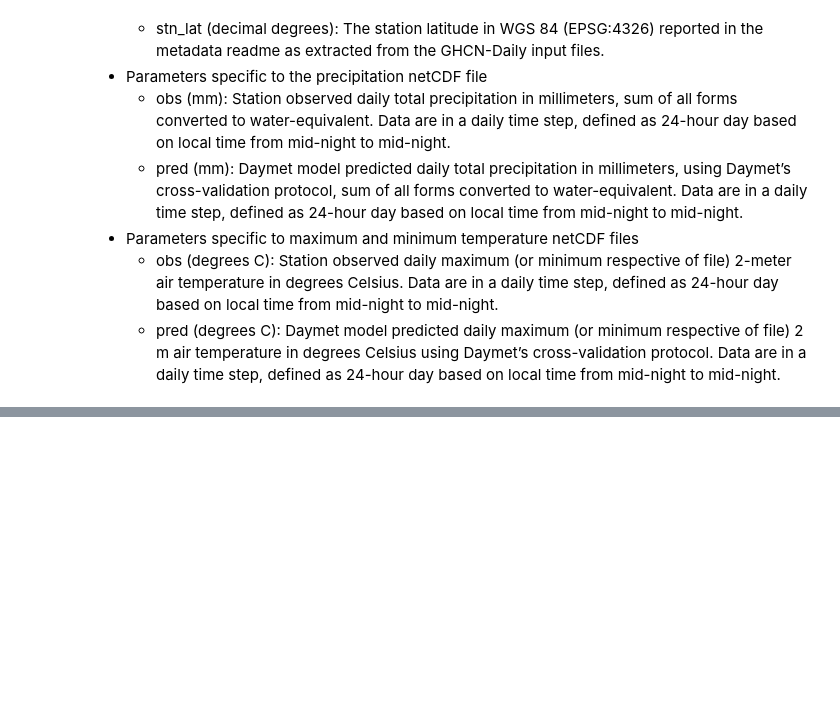
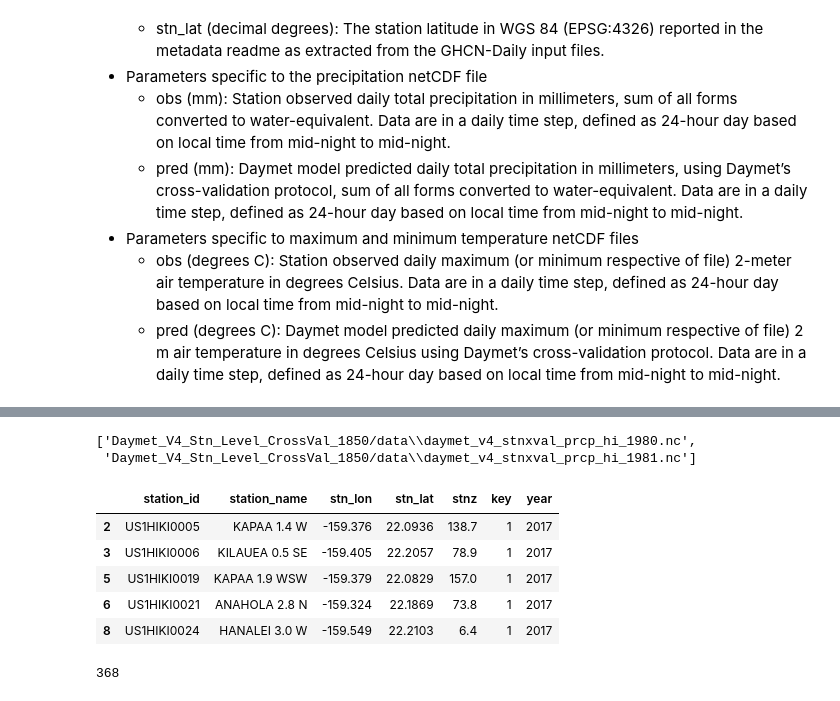
Before and after one commit to amuraddd/daymet, a Jupyter notebook: daymet_analysis.ipynb, the cells around one changed output, grey strips where cells are left out. Cells and saved outputs as stored; diff of their text form; code cells hidden in the pictures; blank space fills up the shorter version.

```diff
--- a/daymet_analysis.ipynb
+++ b/daymet_analysis.ipynb
@@ -201,0 +67,22 @@ pred_obs_df
+# %%
+# station information
+def get_station_df(data):
+    station_ids = get_station_ids(data, colname='station_id')
+    station_names = get_station_names(data, colname='station_name')
+    station_elevation = ma.getdata(data.variables['stnz'][:])
+    station_lon = ma.getdata(data.variables['stn_lon'][:])
+    station_lat = ma.getdata(data.variables['stn_lat'][:])
+    station_int_index = ma.getdata(data.variables['stns'][:])
+
+    # for i in [station_ids, station_names, station_elevation, station_int_index]:
+    #     print(f'number of rows: {len(i)}')
+
+    station_df = pd.DataFrame()
+    station_df['station_id'] = station_ids
+    station_df['station_name'] = station_names
+    station_df['stn_lon'] = station_lon
+    station_df['stn_lat'] = station_lat
+    station_df['stnz'] = station_elevation
+    station_df['key'] = 1
+
+    return station_df
@@ -201,0 +106,5 @@ pred_obs_df
+# %%
+hi_files[:2]
+# %% [output]
+['Daymet_V4_Stn_Level_CrossVal_1850/data\\daymet_v4_stnxval_prcp_hi_1980.nc',
+ 'Daymet_V4_Stn_Level_CrossVal_1850/data\\daymet_v4_stnxval_prcp_hi_1981.nc']
@@ -201,0 +164,15 @@ pred_obs_df
+# %%
+station_with_last_5_years.head()
+# %% [output]
+|  | station_id | station_name | stn_lon | stn_lat | stnz | key | year |
+| 2 | US1HIKI0005 | KAPAA 1.4 W | -159.376 | 22.0936 | 138.7 | 1 | 2017 |
+| 3 | US1HIKI0006 | KILAUEA 0.5 SE | -159.405 | 22.2057 | 78.9 | 1 | 2017 |
+| 5 | US1HIKI0019 | KAPAA 1.9 WSW | -159.379 | 22.0829 | 157.0 | 1 | 2017 |
+| 6 | US1HIKI0021 | ANAHOLA 2.8 N | -159.324 | 22.1869 | 73.8 | 1 | 2017 |
+| 8 | US1HIKI0024 | HANALEI 3.0 W | -159.549 | 22.2103 | 6.4 | 1 | 2017 |
+# %%
+len(station_with_last_5_years)
+len(sid_last_5_years)
+len(all_station_df.station_id.unique())
+# %% [output]
+368
```
Also changed, not shown: parts of 34 cells of this notebook, 1 other file.
